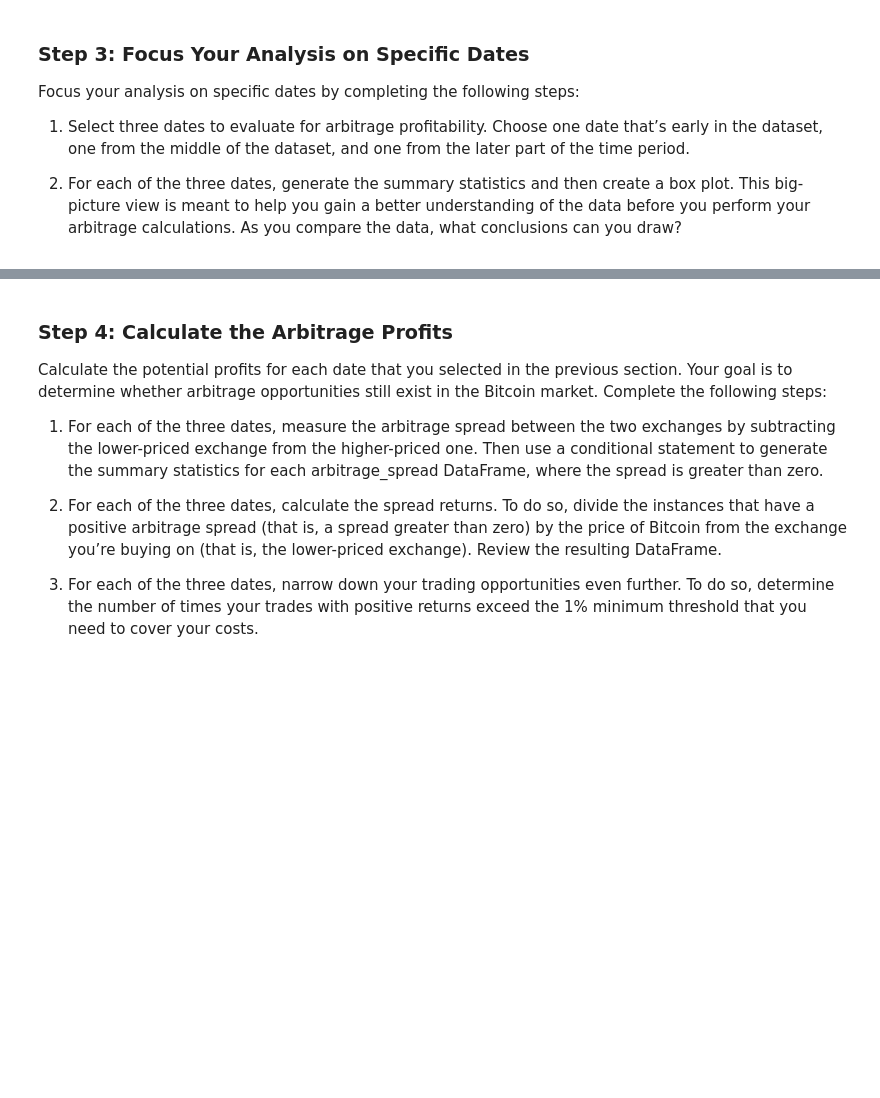
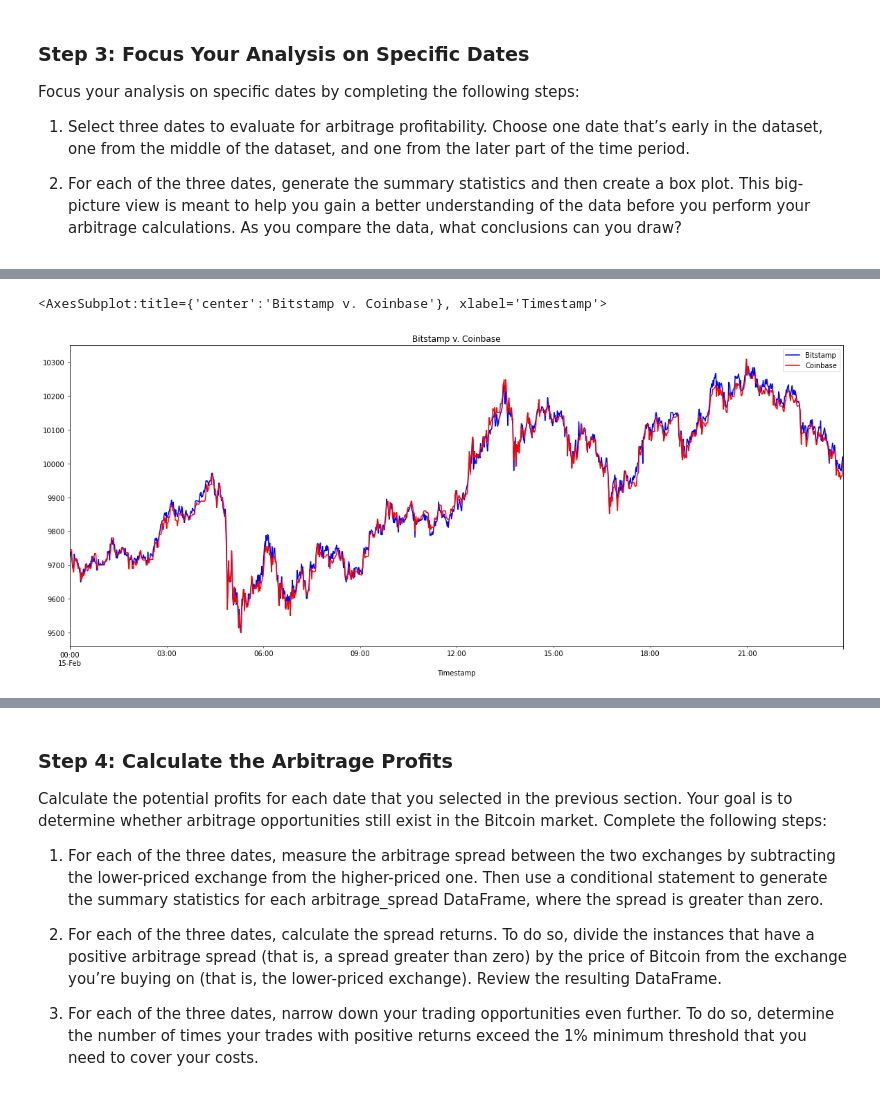
Before and after one commit to ThusSpokeZarate/Bitcoin_Arbitrage, a Jupyter notebook: crypto_arbitrage.ipynb, the cells around one changed output, grey strips where cells are left out. Drawn from its saved outputs; the diff is of its cells as text; code cells hidden in the pictures; blank space fills up the shorter version.

```diff
--- a/crypto_arbitrage.ipynb
+++ b/crypto_arbitrage.ipynb
@@ -360,7 +363,14 @@ SyntaxError: invalid syntax (<ipython-input-22-9c1f332784dd>, line 3)
 # %%
 # Create an overlay plot that visualizes the two dataframes over a period of one day from the middle of the dataset.
 # Be sure that the plots include the parameters `legend`, `figsize`, `title`, `color` and `label`
-# YOUR CODE HERE
+bitstamp_middleday = bitstamp.loc["2018-02-15"]
+coinbase_middleday = coinbase.loc["2018-02-15"]
+
+bitstamp_middleday['Close'].plot(legend=True, figsize=(20, 8), title="Bitstamp v. Coinbase", color="blue", label="Bitstamp")
+coinbase_middleday['Close'].plot(legend=True, figsize=(20, 8), color="red", label="Coinbase")
+# %% [output]
+<AxesSubplot:title={'center':'Bitstamp v. Coinbase'}, xlabel='Timestamp'>
+[figure, added]
 # %%
 # Using the date in the middle that you have selected, calculate the arbitrage spread
 # by subtracting the bitstamp lower closing prices from the coinbase higher closing prices
```
Also changed, not shown: parts of 20 cells of this notebook, 1 other file.
